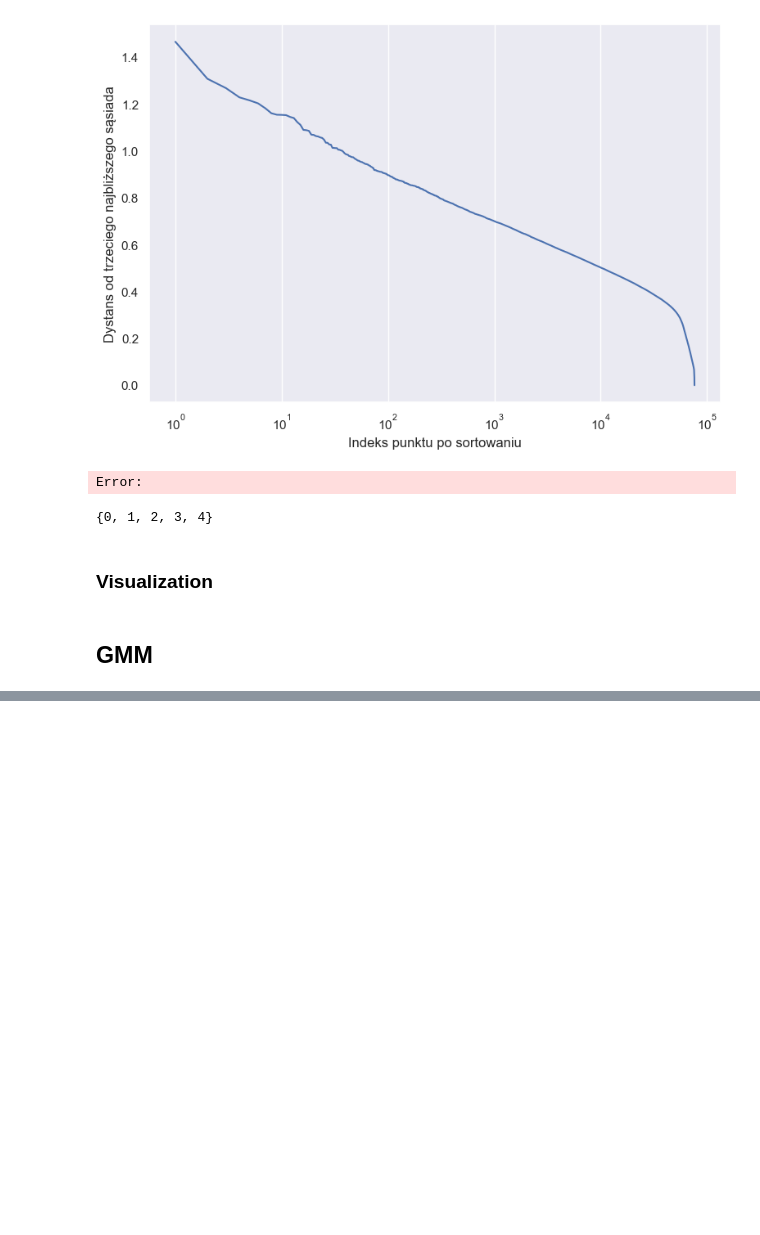
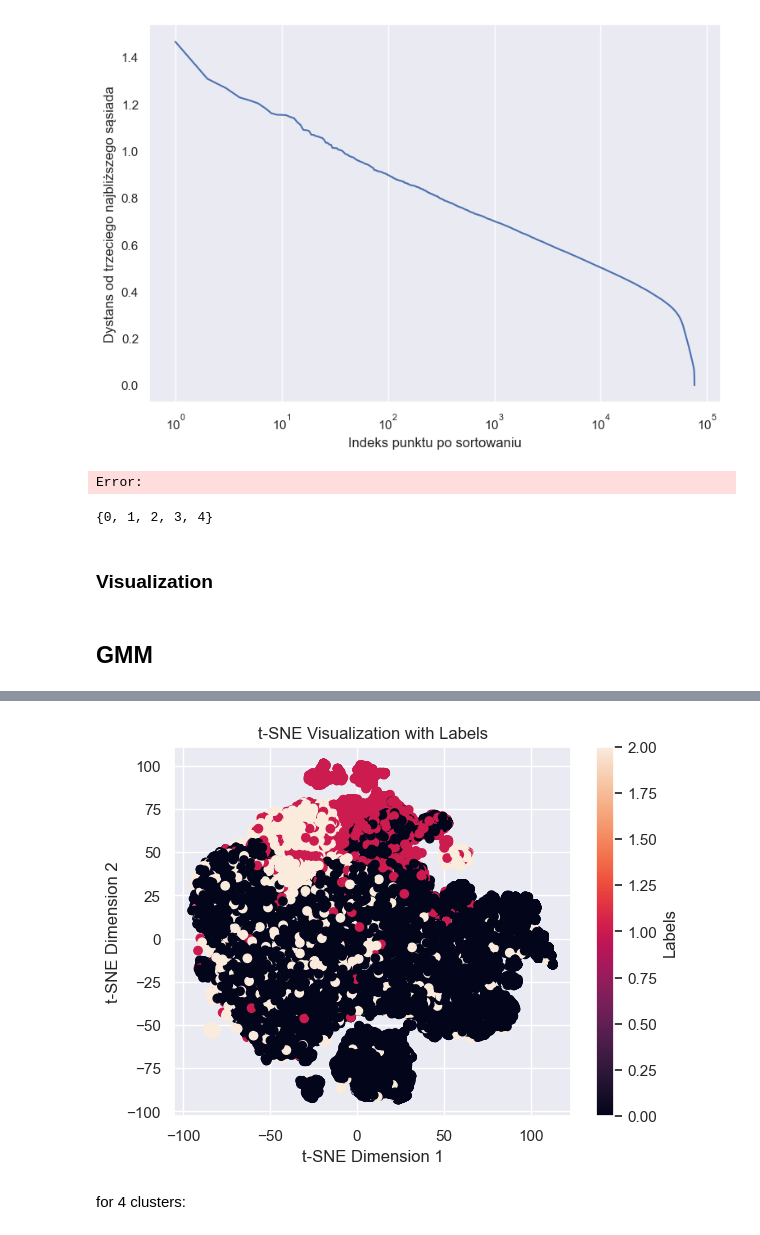
Before and after one commit to tomaszzywicki/Soccer-matches-data-analysis, a Jupyter notebook: code/KM3/models.ipynb, the cells around one changed output, grey strips where cells are left out. Drawn from its saved outputs; the diff is of its cells as text; code cells hidden in the pictures; blank space fills up the shorter version.

```diff
--- a/code/KM3/models.ipynb
+++ b/code/KM3/models.ipynb
@@ -234,0 +253,6 @@ visualize_pca_dataset_labels(df, dbs.labels_)
+# %%
+visualize_tsne_dataset_labels(df, gmm.predict(x))
+# %% [output]
+[figure, added]
+# %% [markdown]
+for 4 clusters:
```
Also changed, not shown: parts of 7 cells of this notebook.
